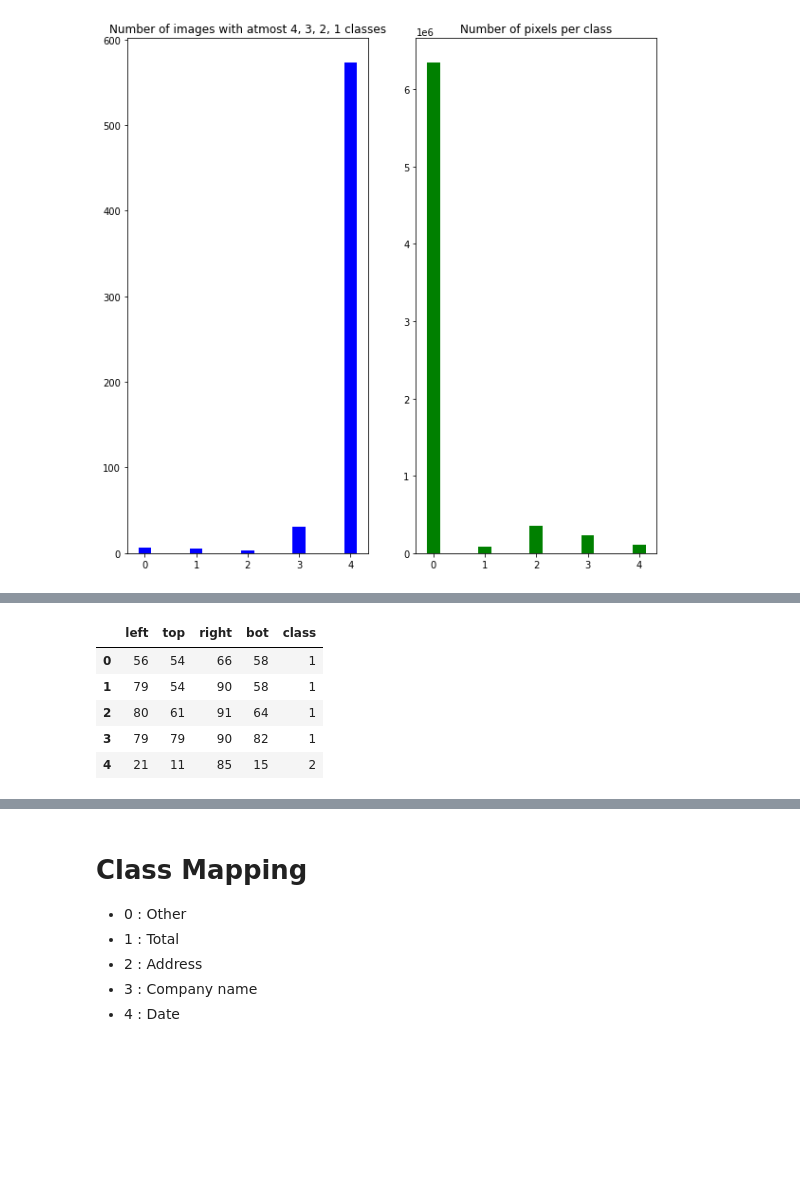
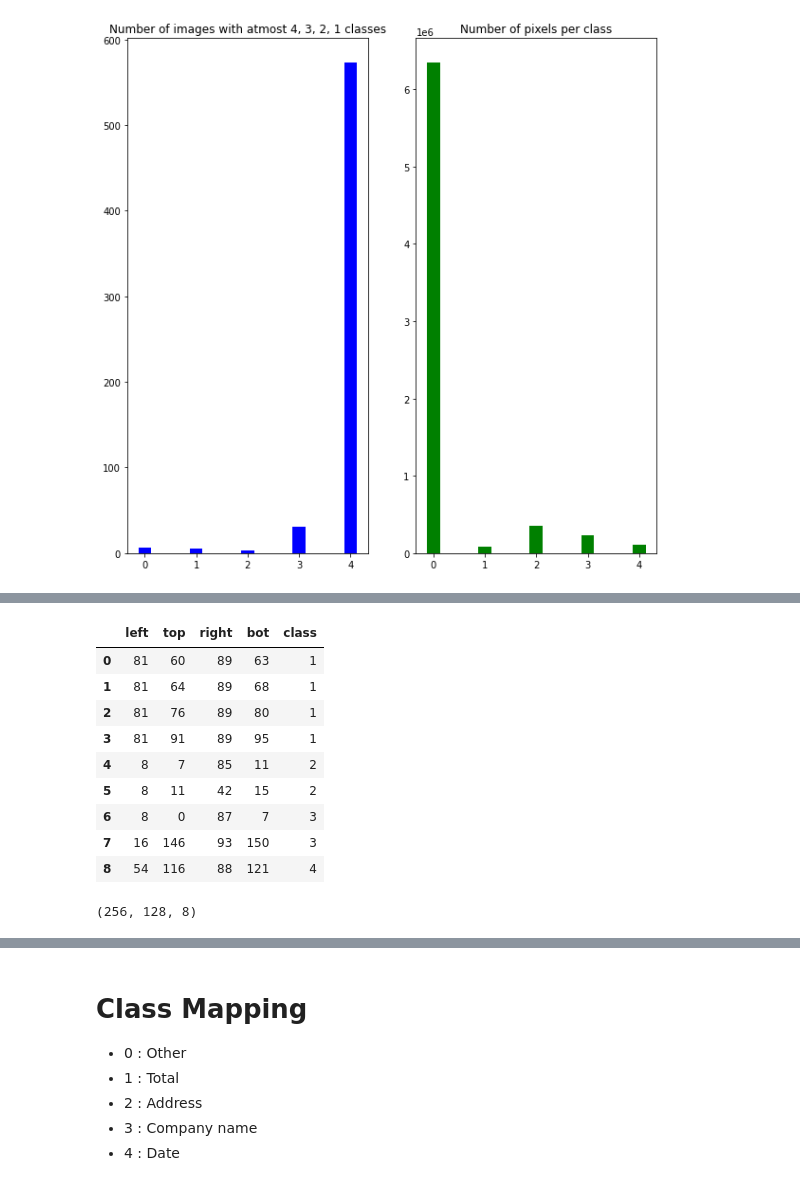
Before and after one commit to Hrishkesh/Invoice-, a Jupyter notebook: Data_visualization.ipynb, the cells around one changed output, grey strips where cells are left out. Saved outputs shown, nothing was run; the diff lists cells and outputs as text; code cells hidden in the pictures; blank space fills up the shorter version.

```diff
--- a/Data_visualization.ipynb
+++ b/Data_visualization.ipynb
@@ -758,12 +763,16 @@ ax[6].imshow(np.apply_along_axis(np.argmax, axis=2, arr=gt_1h), cmap='jet', alph
 # %%
-pd_bbox.head()
+pd_bbox
 # %% [output]
 |  | left | top | right | bot | class |
-| 0 | 56 | 54 | 66 | 58 | 1 |
-| 1 | 79 | 54 | 90 | 58 | 1 |
-| 2 | 80 | 61 | 91 | 64 | 1 |
-| 3 | 79 | 79 | 90 | 82 | 1 |
-| 4 | 21 | 11 | 85 | 15 | 2 |
+| 0 | 81 | 60 | 89 | 63 | 1 |
+| 1 | 81 | 64 | 89 | 68 | 1 |
+| 2 | 81 | 76 | 89 | 80 | 1 |
+| 3 | 81 | 91 | 89 | 95 | 1 |
+| 4 | 8 | 7 | 85 | 11 | 2 |
+| 5 | 8 | 11 | 42 | 15 | 2 |
+| 6 | 8 | 0 | 87 | 7 | 3 |
+| 7 | 16 | 146 | 93 | 150 | 3 |
+| 8 | 54 | 116 | 88 | 121 | 4 |
 # %%
 def extract_anchor_mask(pd_bbox, img_shape):
     np_bbox_anchor_mask = np.ones((img_shape[0], img_shape[1], 2*nb_anchors))
@@ -778,3 +787,7 @@ def extract_anchor_mask(pd_bbox, img_shape):
     return np_bbox_anchor_mask #(256,128,8) 2xnb_anchors(foreground versus background)
 # %%
 np_bbox_anchor_mask = extract_anchor_mask(pd_bbox, np.shape(tab_img[i]))
+# %%
+np_bbox_anchor_mask.shape
+# %% [output]
+(256, 128, 8)
```
Also changed, not shown: parts of 34 cells of this notebook.
